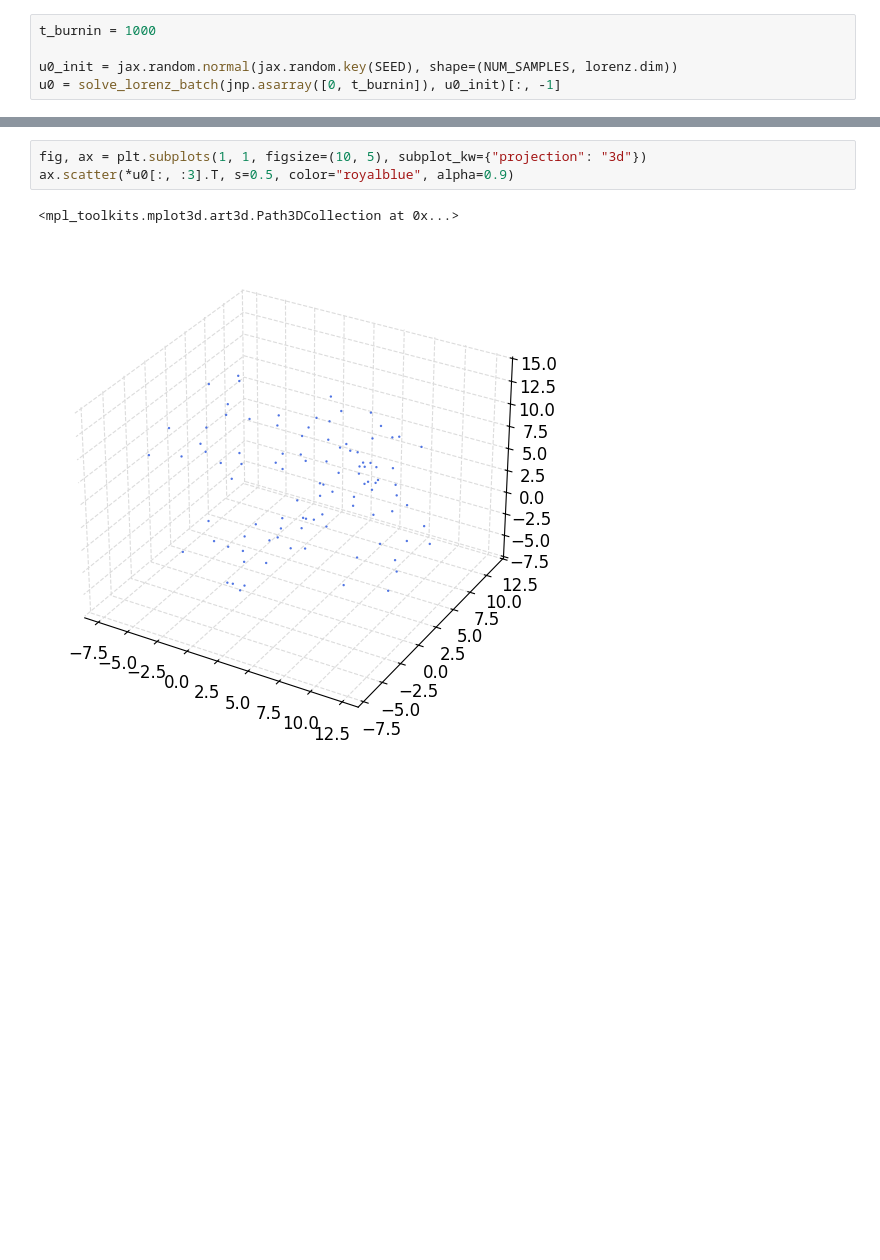
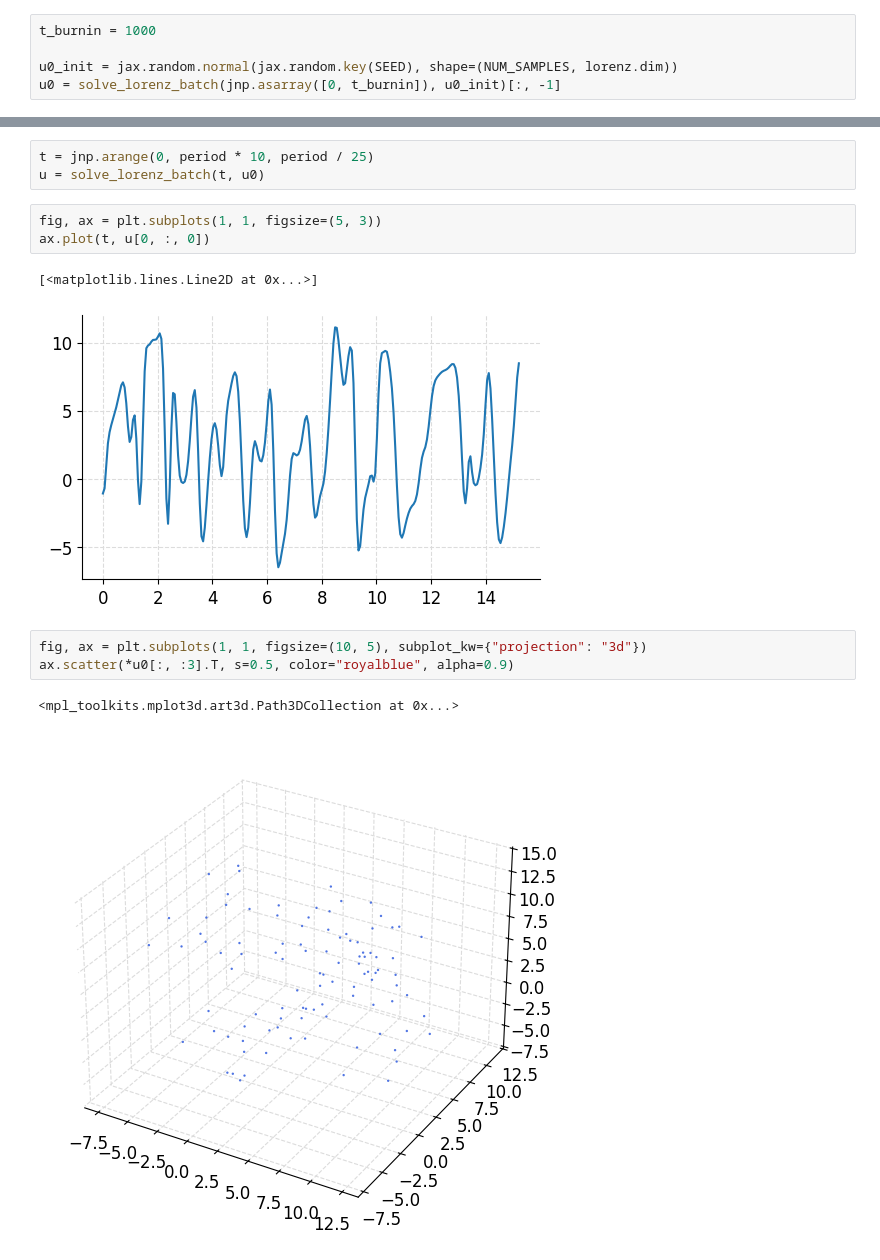
Before and after one commit to Jhko725/sandbox, a Jupyter notebook: notebooks/datasets/lorenz96.ipynb, the cells around one changed output, grey strips where cells are left out. Saved outputs shown, nothing was run; the diff lists cells and outputs as text; blank space fills up the shorter version.

```diff
--- a/notebooks/datasets/lorenz96.ipynb
+++ b/notebooks/datasets/lorenz96.ipynb
@@ -115,3 +76,12 @@ Array(1.37377826, dtype=float64)
+# %%
+t = jnp.arange(0, period * 10, period / 25)
+u = solve_lorenz_batch(t, u0)
+# %%
+fig, ax = plt.subplots(1, 1, figsize=(5, 3))
+ax.plot(t, u[0, :, 0])
+# %% [output]
+[<matplotlib.lines.Line2D at 0x...>]
+[figure, added]
 # %%
 fig, ax = plt.subplots(1, 1, figsize=(10, 5), subplot_kw={"projection": "3d"})
 ax.scatter(*u0[:, :3].T, s=0.5, color="royalblue", alpha=0.9)
```
Also changed, not shown: parts of 6 cells of this notebook, 5 other files.
